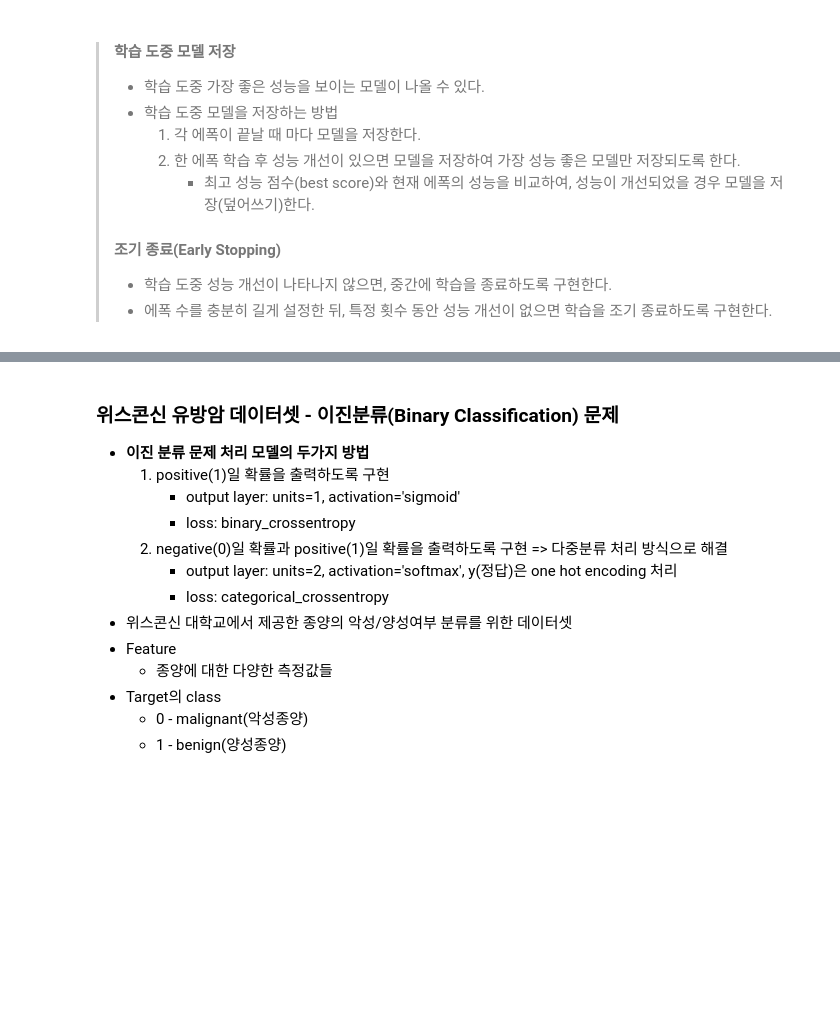
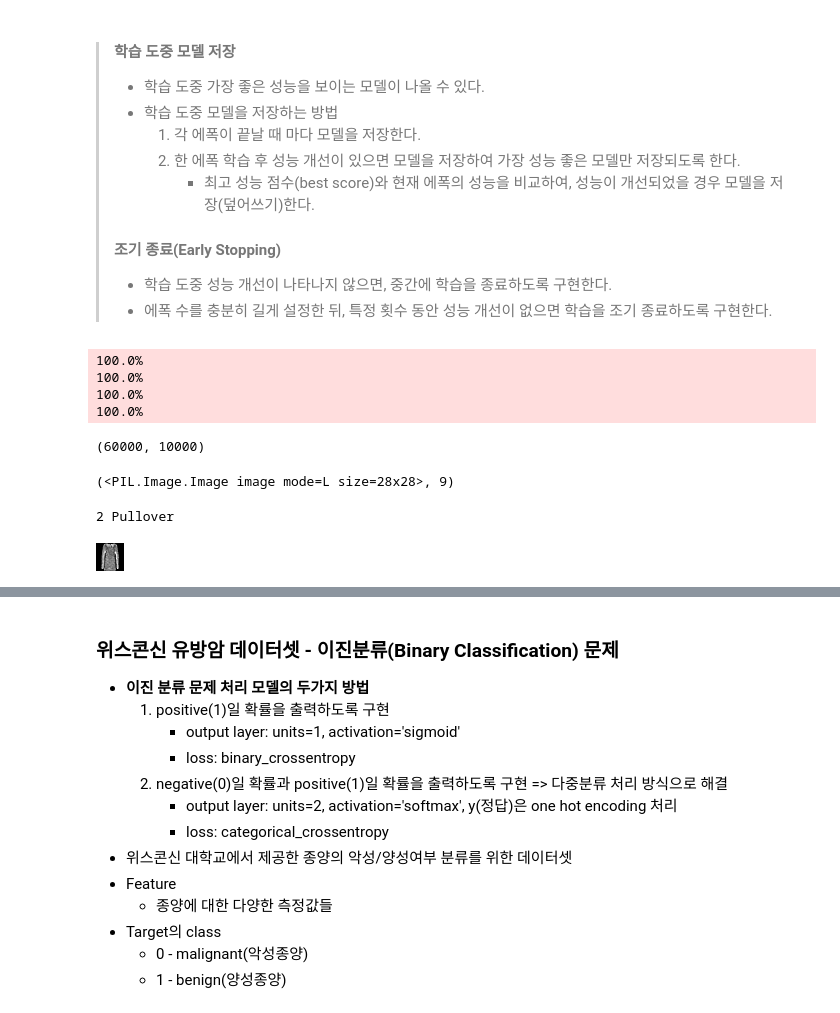
Before and after one commit to kgmyhGit/SKN31-inst, a Jupyter notebook: 07_deeplearning/07_모델저장_문제 유형별 모델 생성.ipynb, the cells around one changed output, grey strips where cells are left out. Cells and saved outputs as stored; diff of their text form; code cells hidden in the pictures; blank space fills up the shorter version.

```diff
--- a/07_deeplearning/07_모델저장_문제 유형별 모델 생성.ipynb
+++ b/07_deeplearning/07_모델저장_문제 유형별 모델 생성.ipynb
@@ -487,0 +626,28 @@ for epoch in range(epochs):
+# %%
+# Dataset load 하고 확인
+f_trainset = datasets.FashionMNIST(
+    root="datasets", train=True, download=True
+)
+f_testset = datasets.FashionMNIST(
+    root="datasets", train=False, download=True
+)
+len(f_trainset), len(f_testset)
+# %% [output]
+100.0%
+100.0%
+100.0%
+100.0%
+(60000, 10000)
+# %%
+# 데이터 확인
+f_trainset[0]
+# %% [output]
+(<PIL.Image.Image image mode=L size=28x28>, 9)
+# %%
+import random
+idx = random.randint(0, 60000)
+print(f_trainset[idx][1], f_trainset.classes[f_trainset[idx][1]])
+f_trainset[idx][0]
+# %% [output]
+2 Pullover
+[figure, added]
```
Also changed, not shown: parts of 20 cells of this notebook, 1 other file.
